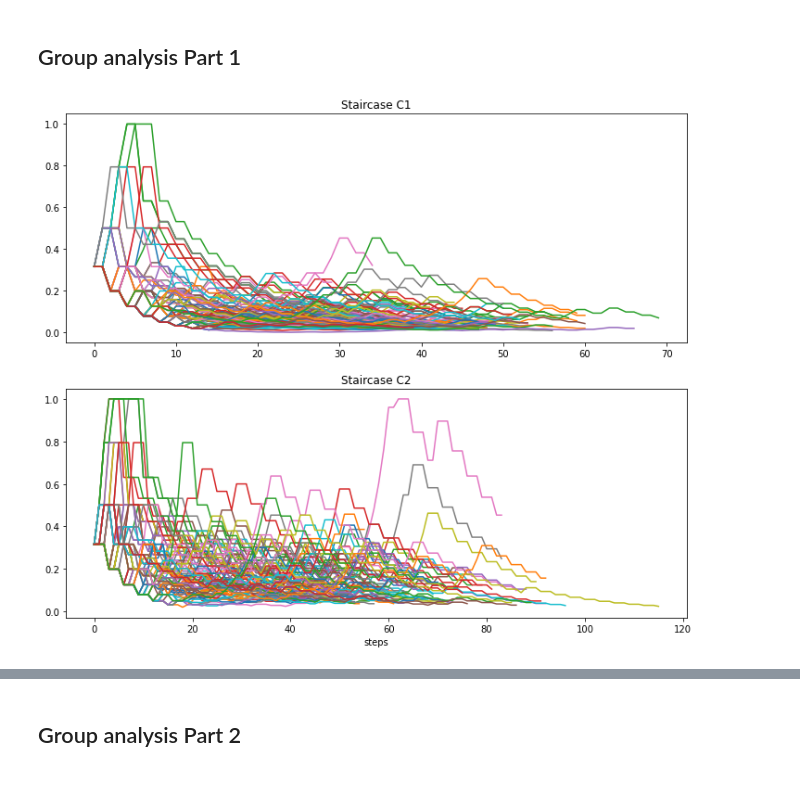
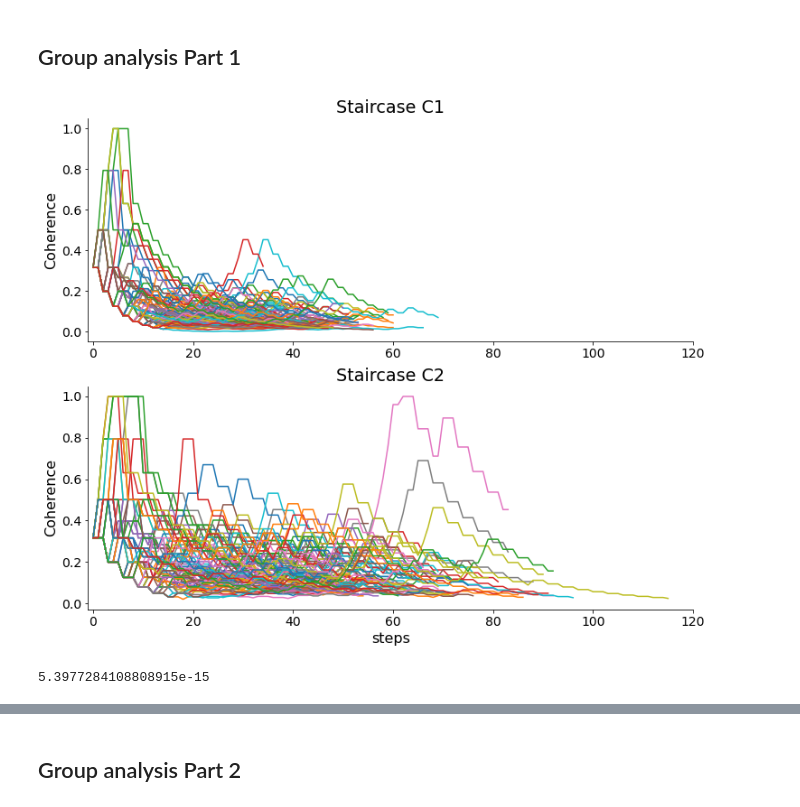
Before and after one commit to dokato/2drdk, a Jupyter notebook: data_analysis.ipynb, the cells around one changed output, grey strips where cells are left out. Drawn from its saved outputs; the diff is of its cells as text; code cells hidden in the pictures.

```diff
--- a/data_analysis.ipynb
+++ b/data_analysis.ipynb
@@ -9,4 +11,9 @@ import matplotlib.pyplot as plt
 import psignifit as ps
+# %%
+plt.rcParams.update({'font.size': 16})
+import matplotlib as mpl
+mpl.rcParams['axes.spines.right'] = False
+mpl.rcParams['axes.spines.top'] = False
 # %%
 data_path = 'selected/'
 # %%
@@ -49,6 +65,29 @@ def get_avg_conditions_part2(dfp2, delta, stair_coh1, stair_coh2, column = 'corr
     incong_true_m, incong_true_s = compute_mean_sterr_from_vector(v_)
     return {'cong_m':cong_m, 'cong_s':cong_s, 'cong_true_m':cong_true_m, 'cong_true_s': cong_true_s,\
             'incong_m':incong_m, 'incong_s':incong_s, 'incong_true_m':incong_true_m, 'incong_true_s':incong_true_s}
+
+def load_trial_data_part2(dfp2, delta, stair_coh1, stair_coh2):
+    '''
+    Loads single-trial data from part 2
+    '''
+    condition_tuple = [delta, stair_coh1]
+    dfp2.loc[dfp2.cohfix.map(lambda x: list(x) == sorted(condition_tuple)), "axes"] = 2
+    dfp2.loc[dfp2.cohfix.map(lambda x: list(x) == sorted(condition_tuple)), "cogr"] = 1
+    dfp2.loc[dfp2.cohfix.map(lambda x: list(x) == sorted(condition_tuple)), "condition"] = "C2"
+    condition_tuple = [0, stair_coh2]
+    dfp2.loc[dfp2.cohfix.map(lambda x: list(x) == sorted(condition_tuple)), "axes"] = 1
+    dfp2.loc[dfp2.cohfix.map(lambda x: list(x) == sorted(condition_tuple)), "cogr"] = 1
+    dfp2.loc[dfp2.cohfix.map(lambda x: list(x) == sorted(condition_tuple)), "condition"] = "C1"
+    condition_tuple = [delta, stair_coh2]
+    dfp2.loc[dfp2.cohfix.map(lambda x: list(x) == sorted(condition_tuple)), "axes"] = 2
+    dfp2.loc[dfp2.cohfix.map(lambda x: list(x) == sorted(condition_tuple)), "cogr"] = 0
+    dfp2.loc[dfp2.cohfix.map(lambda x: list(x) == sorted(condition_tuple)), "condition"] = "I2"
+    condition_tuple = [0, stair_coh1]
+    dfp2.loc[dfp2.cohfix.map(lambda x: list(x) == sorted(condition_tuple)), "axes"] = 1
+    dfp2.loc[dfp2.cohfix.map(lambda x: list(x) == sorted(condition_tuple)), "cogr"] = 0
+    dfp2.loc[dfp2.cohfix.map(lambda x: list(x) == sorted(condition_tuple)), "condition"] = "I1"
+    dfp2 = dfp2[['rt', 'correct', 'axes', 'cogr', 'condition']]
+    return dfp2.dropna()
 # %%
 def read_part1(df):
     '''
@@ -96,7 +135,8 @@ def read_part2(df, delta, stair_coh1, stair_coh2):
 
     corrects = get_avg_conditions_part2(dfp2, delta, stair_coh1, stair_coh2, 'correct')
     rts = get_avg_conditions_part2(dfp2, delta, stair_coh1, stair_coh2, 'rt')
-    return {'corrects': corrects, 'rts':rts}
+    single_trial = load_trial_data_part2(dfp2, delta, stair_coh1, stair_coh2)
+    return {'corrects': corrects, 'rts':rts, 'trials':single_trial}
 
 def read_data_from_2drdk(path):
     '''
@@ -132,22 +172,30 @@ for fp in data_files:
 # %%
 plt.figure(figsize=(12,10))
 plt.subplot(211)
 for i in range(len(subj_20)):
     plt.plot(range(len(subj_20[i]['part1']['stairs_c1'])), subj_20[i]['part1']['stairs_c1'])
 for i in range(len(subj_45)):
     plt.plot(range(len(subj_45[i]['part1']['stairs_c1'])), subj_45[i]['part1']['stairs_c1'])
 plt.title('Staircase C1')
+plt.ylabel('Coherence')
+plt.xlim([-1, 120])
+plt.tick_params(axis='y', labelsize=14)
+plt.tick_params(axis='x', labelsize=14)
 plt.subplot(212)
 for i in range(len(subj_20)):
     plt.plot(range(len(subj_20[i]['part1']['stairs_c2'])), subj_20[i]['part1']['stairs_c2'])
 for i in range(len(subj_45)):
     plt.plot(range(len(subj_45[i]['part1']['stairs_c2'])), subj_45[i]['part1']['stairs_c2'])
 plt.title('Staircase C2')
 plt.xlabel('steps')
-#plt.savefig('s{}_staircase.png'.format(subj_idx))
+plt.ylabel('Coherence')
+plt.xlim([-1, 120])
+plt.tick_params(axis='y', labelsize=14)
+plt.tick_params(axis='x', labelsize=14)
+plt.savefig('staircase.png')
 plt.show()
 # %% [output]
-[figure, old version]
+[figure, new version]
 # %%
 stairs_coh1_20 = []
 stairs_coh2_20 = []
@@ -164,6 +212,11 @@ avg_coh1_20, ste_coh1_20 = compute_mean_sterr_from_vector(stairs_coh1_20)
 avg_coh2_20, ste_coh2_20 = compute_mean_sterr_from_vector(stairs_coh2_20)
 avg_coh1_45, ste_coh1_45 = compute_mean_sterr_from_vector(stairs_coh1_45)
 avg_coh2_45, ste_coh2_45 = compute_mean_sterr_from_vector(stairs_coh2_45)
+# %%
+_ , p_cohs = st.mannwhitneyu(stairs_coh1_20 + stairs_coh1_45, stairs_coh2_20 + stairs_coh2_45)
+p_cohs
+# %% [output]
+5.3977284108808915e-15
 # %%
 _ , p_coh1 = st.mannwhitneyu(stairs_coh1_20, stairs_coh1_45)
 _ , p_coh2 = st.mannwhitneyu(stairs_coh2_20, stairs_coh2_45)
```
Also changed, not shown: parts of 39 cells of this notebook, 2 other files.
